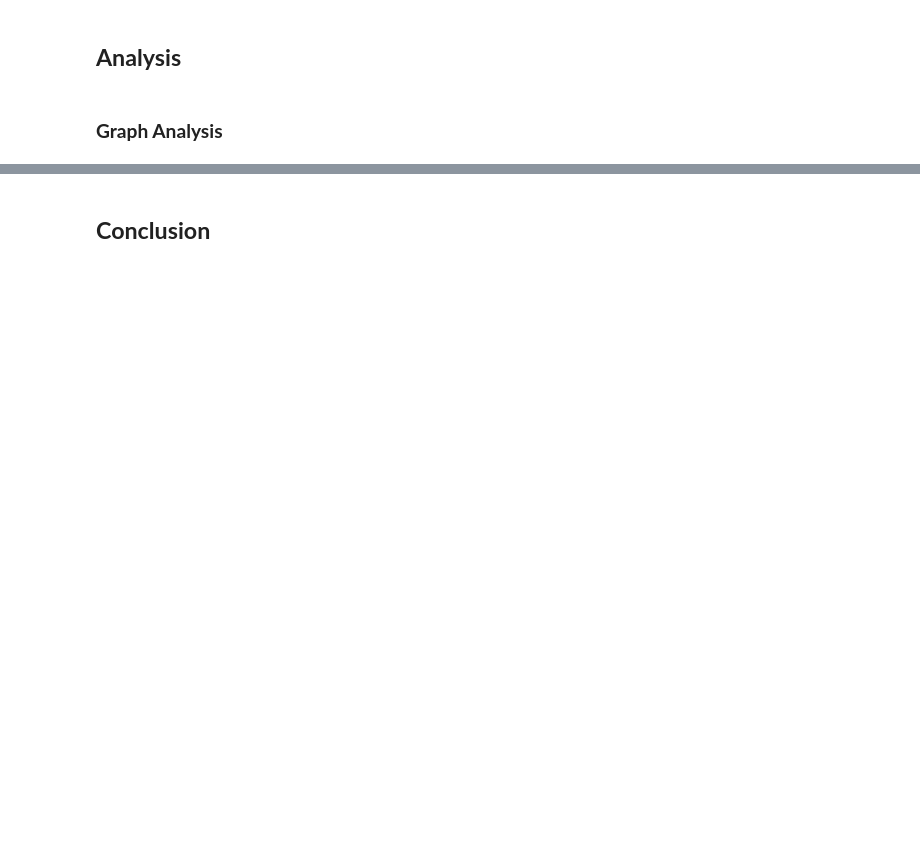
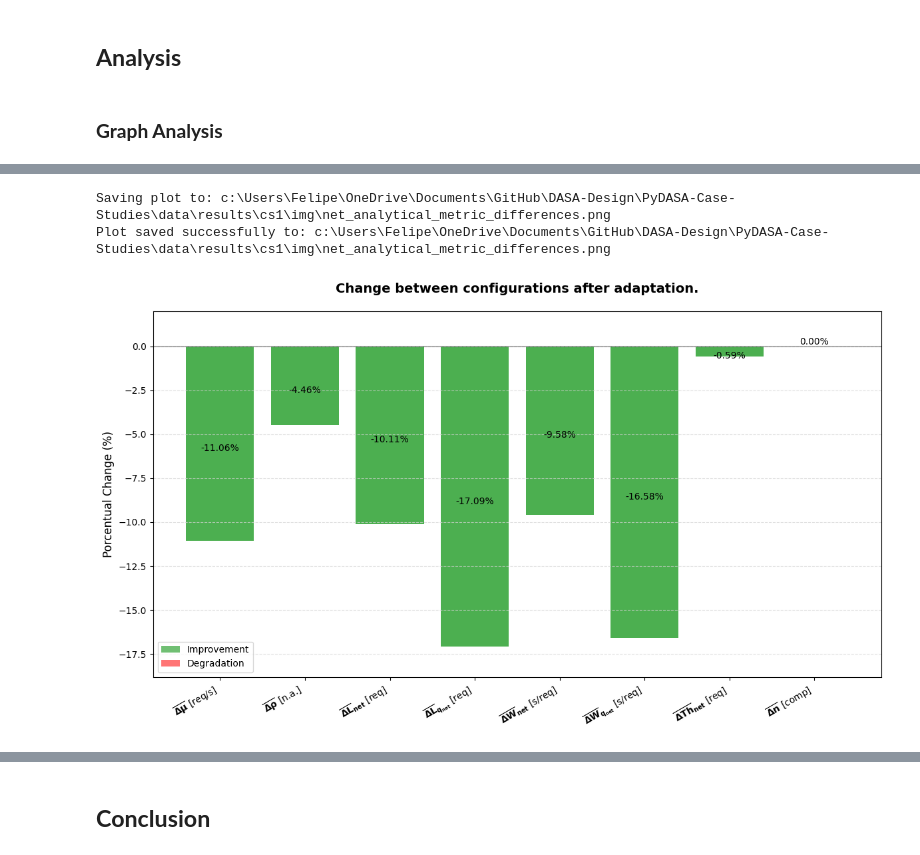
Before and after one commit to DASA-Design/PyDASA-CS1-TAS, a Jupyter notebook: CS-01C - TAS - Dimensional Modelling.ipynb, the cells around one changed output, grey strips where cells are left out. Saved outputs shown, nothing was run; the diff lists cells and outputs as text; code cells hidden in the pictures; blank space fills up the shorter version.

```diff
--- a/CS-01C - TAS - Dimensional Modelling.ipynb
+++ b/CS-01C - TAS - Dimensional Modelling.ipynb
@@ -2821,0 +671,16 @@ The steps are:
+# %%
+print("--- Charting Overall Configuration differences ---")
+metrics = delta_analyt_net_metrics.columns.tolist()
+labels = [
+    "$\\mathbf{\\overline{\\Delta \\mu}}$ [req/s]",
+    "$\\mathbf{\\overline{\\Delta \\rho}}$ [n.a.]",
+    "$\\mathbf{\\overline{\\Delta L}_{net}}$ [req]",
+    "$\\mathbf{\\overline{\\Delta L}_{q_{net}}}$ [req]",
+    "$\\mathbf{\\overline{\\Delta W}_{net}}$ [s/req]",
+    "$\\mathbf{\\overline{\\Delta W}_{q_{net}}}$ [s/req]",
+    "$\\mathbf{\\overline{\\Delta Th}_{net}}$ [req]",
+    "$\\mathbf{\\overline{\\Delta n}}$ [comp]",
+]
+
+for m, l in zip(metrics, labels):
+    print(f"{m:18} : {l}")
@@ -2821,0 +697,12 @@ The steps are:
+# %%
+# Plot the metric differences
+plot_net_difference(delta_analyt_net_metrics,
+                    metrics,
+                    labels,
+                    "Change between configurations after adaptation.",
+                    file_path,
+                    "net_analytical_metric_differences.png")
+# %% [output]
+Saving plot to: c:\Users\Felipe\OneDrive\Documents\GitHub\DASA-Design\PyDASA-Case-Studies\data\results\cs1\img\net_analytical_metric_differences.png
+Plot saved successfully to: c:\Users\Felipe\OneDrive\Documents\GitHub\DASA-Design\PyDASA-Case-Studies\data\results\cs1\img\net_analytical_metric_differences.png
+[figure, added]
```
Also changed, not shown: parts of 156 cells of this notebook, 10 other files.
